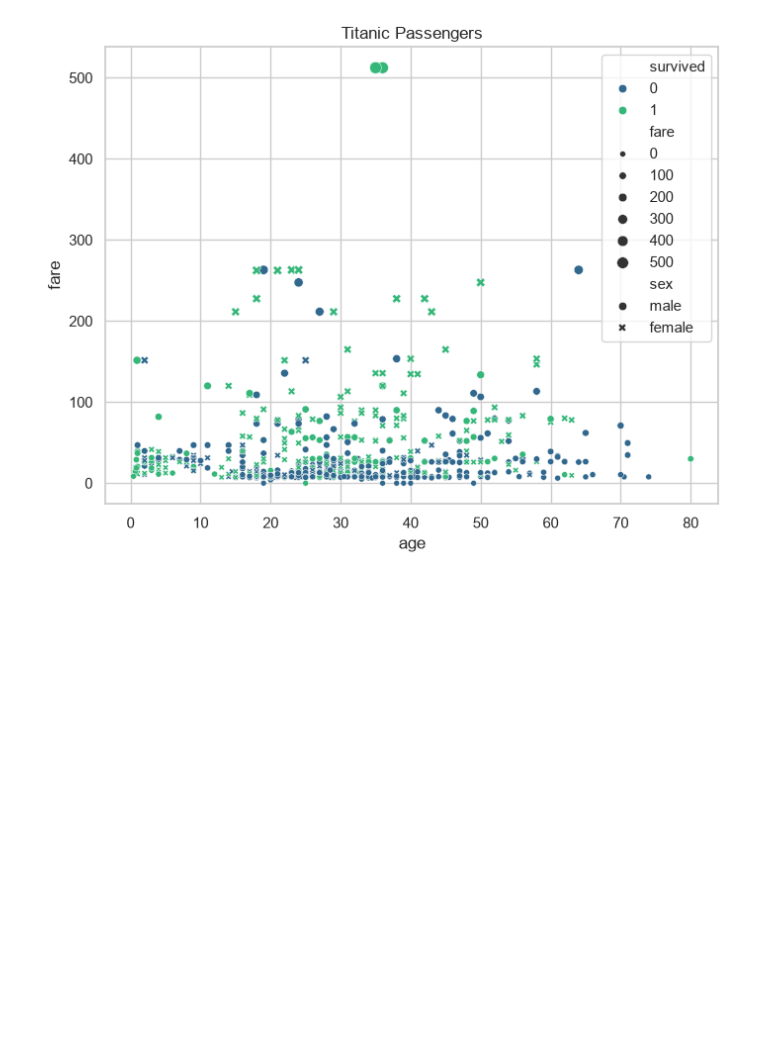
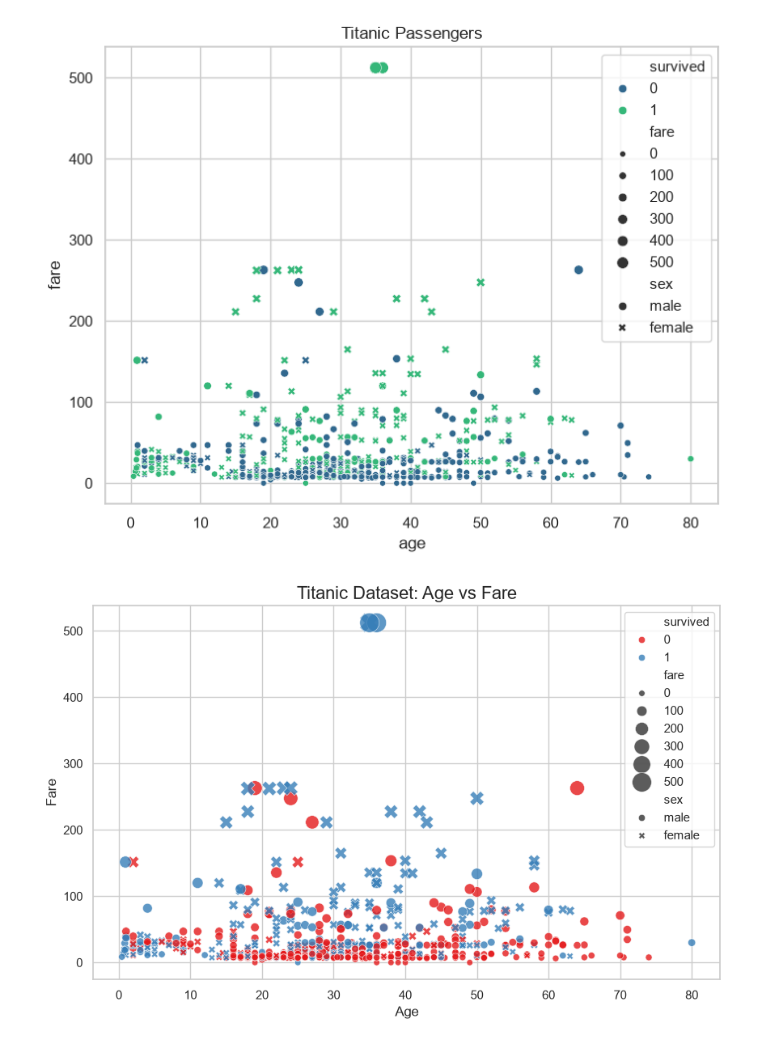
Before and after one commit to MUHAMMADZARYABKHAN-21/new.py, a Jupyter notebook: Seaborn/Seaborn2Se,anticMappings(hue,style).ipynb, the cells around one changed output. Saved outputs shown, nothing was run; the diff lists cells and outputs as text; code cells hidden in the pictures; blank space fills up the shorter version.

```diff
--- a/Seaborn/Seaborn2Se,anticMappings(hue,style).ipynb
+++ b/Seaborn/Seaborn2Se,anticMappings(hue,style).ipynb
@@ -72,3 +72,42 @@ plt.title("Titanic Passengers")
 plt.show()
 # %% [output]
 [figure]
+# %%
+import pandas as pd
+import matplotlib.pyplot as plt
+import seaborn as sns
+
+# Apply a professional theme
+sns.set_theme(style="whitegrid")
+
+# Load the Titanic dataset
+df = pd.read_csv("Titanic1.csv")
+
+# Remove rows with missing values in required columns
+df = df.dropna(subset=["age", "fare", "sex", "survived"])
+
+# Create the figure
+plt.figure(figsize=(10, 6))
+
+# Scatter plot
+sns.scatterplot(
+    data=df,
+    x="age",
+    y="fare",
+    hue="survived",      # Color by survival
+    style="sex",         # Marker shape by gender
+    size="fare",         # Marker size by fare
+    palette="Set1",      # Color palette
+    sizes=(30, 300),     # Minimum and maximum marker size
+    alpha=0.8            # Transparency
+)
+
+# Titles and labels
+plt.title("Titanic Dataset: Age vs Fare", fontsize=16)
+plt.xlabel("Age", fontsize=12)
+plt.ylabel("Fare", fontsize=12)
+
+# Display the plot
+plt.show()
+# %% [output]
+[figure, added]
```
Also changed, not shown: 3 other files.
